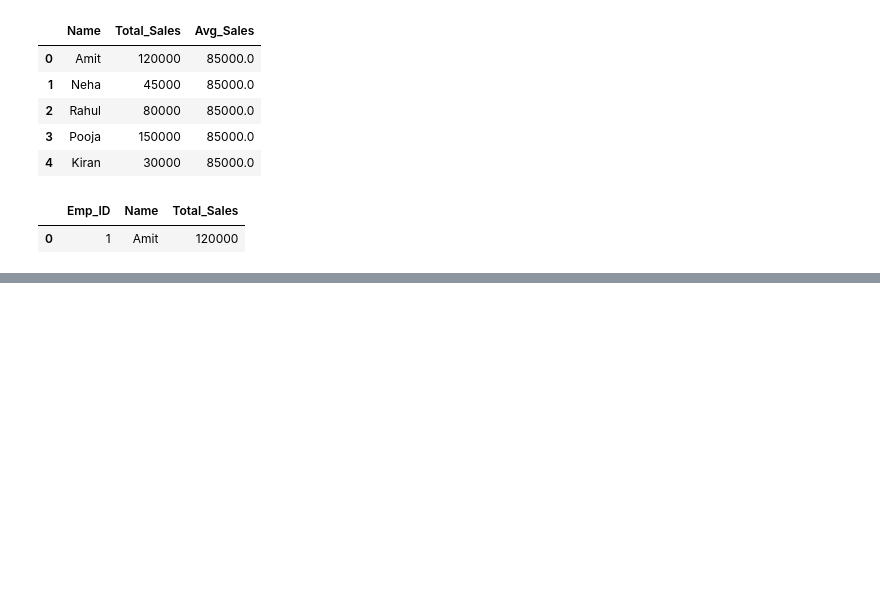
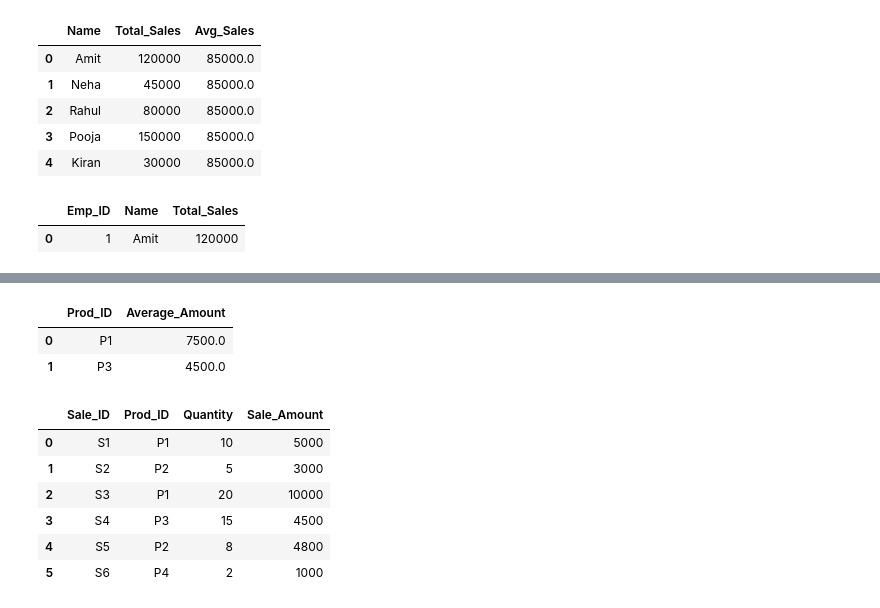
Before and after one commit to Visky-02/Data-Science-Practice, a Jupyter notebook: Untitled Folder/sql2.ipynb, the cells around one changed output, grey strips where cells are left out. Saved outputs shown, nothing was run; the diff lists cells and outputs as text; code cells hidden in the pictures; blank space fills up the shorter version.

```diff
--- a/Untitled Folder/sql2.ipynb
+++ b/Untitled Folder/sql2.ipynb
@@ -489,0 +589,22 @@ pd.read_sql_query(query27,conn)
+# %%
+query3="""
+WITH Avg_Ticket AS(SELECT Prod_ID, AVG(Sale_Amount) AS Average_Amount FROM sales GROUP BY Prod_ID)
+SELECT *
+FROM Avg_Ticket
+WHERE Average_Amount>4000
+"""
+pd.read_sql_query(query3,conn)
+# %% [output]
+|  | Prod_ID | Average_Amount |
+| 0 | P1 | 7500.0 |
+| 1 | P3 | 4500.0 |
+# %%
+df_sales
+# %% [output]
+|  | Sale_ID | Prod_ID | Quantity | Sale_Amount |
+| 0 | S1 | P1 | 10 | 5000 |
+| 1 | S2 | P2 | 5 | 3000 |
+| 2 | S3 | P1 | 20 | 10000 |
+| 3 | S4 | P3 | 15 | 4500 |
+| 4 | S5 | P2 | 8 | 4800 |
+| 5 | S6 | P4 | 2 | 1000 |
```
Also changed, not shown: parts of 13 cells of this notebook, 1 other file.
